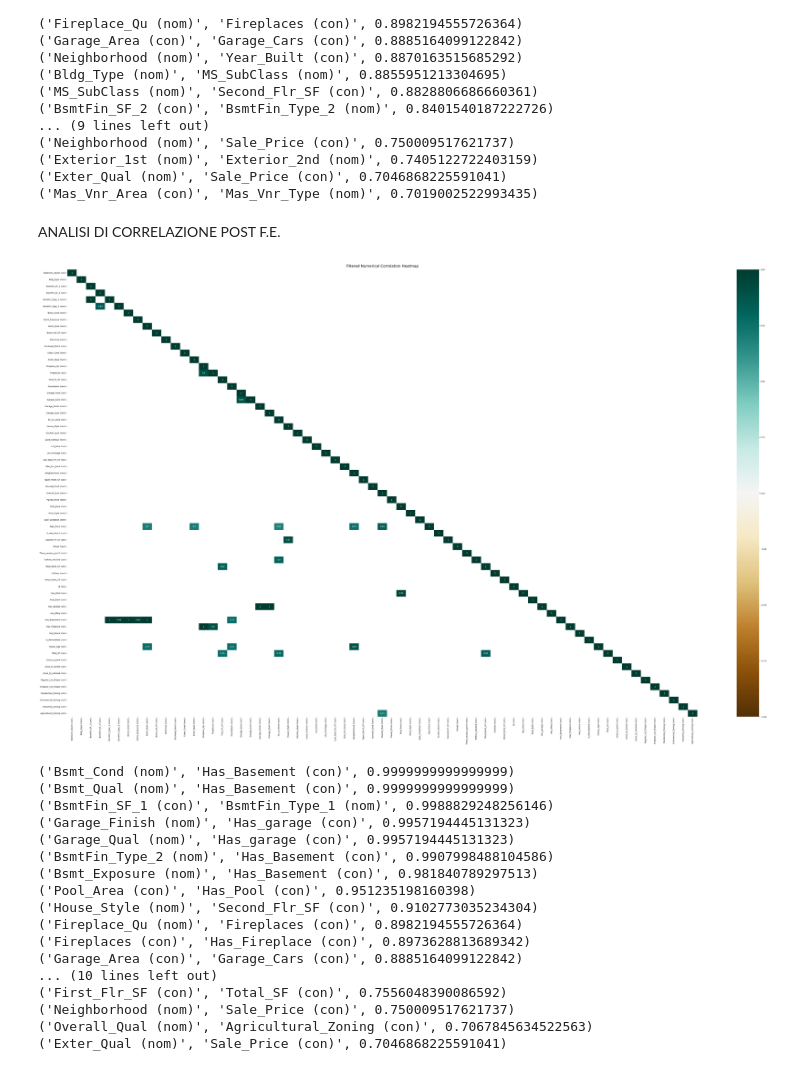
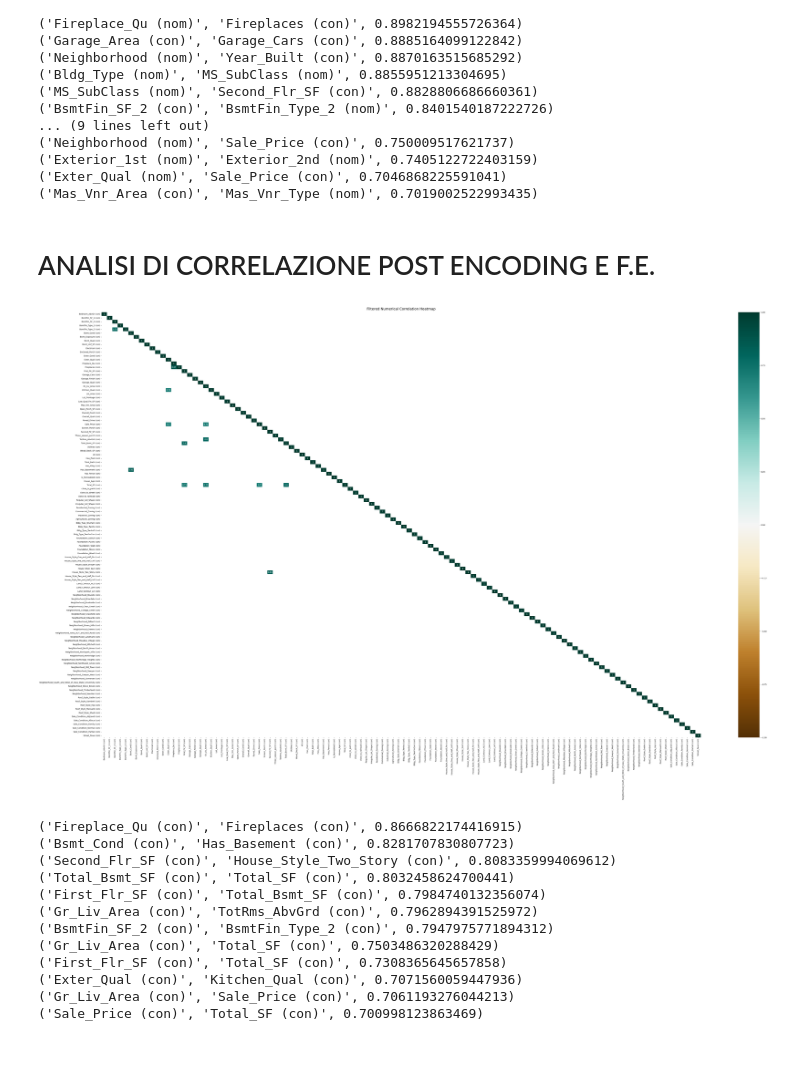
Before and after one commit to TheBrex/Ames_house_Price_Prediction, a Jupyter notebook: data_clean.ipynb, the cells around one changed output. Cells and saved outputs as stored; diff of their text form; code cells hidden in the pictures.

```diff
--- a/data_clean.ipynb
+++ b/data_clean.ipynb
@@ -202,6 +210,6 @@ visualize_couples(high_couples)
 ('Exter_Qual (nom)', 'Sale_Price (con)', 0.7046868225591041)
 ('Mas_Vnr_Area (con)', 'Mas_Vnr_Type (nom)', 0.7019002522993435)
 # %% [markdown]
-ANALISI DI CORRELAZIONE POST F.E.
+# ANALISI DI CORRELAZIONE POST ENCODING E F.E.
 # %%
-X_train_FE = pd.read_csv('dataset/train_data_FE.csv')
+X_train_ready = pd.read_csv('dataset/train_data_FE_encoded_No_outliers.csv')
@@ -208,26 +218,21 @@ X_train_FE = pd.read_csv('dataset/train_data_FE.csv')
 # %%
-complete_correlation_matrix = full_corr_heatmap(X_train_FE)['corr'] #extract dataset object from returned object
-corr_heatmap(complete_correlation_matrix, 0.69, True, 70, 40)
+complete_correlation_matrix = full_corr_heatmap(X_train_ready)['corr'] #extract dataset object from returned object
+corr_heatmap(complete_correlation_matrix, 0.69, False, 70, 40)
 # %% [output]
-[figure, old version]
+[figure, new version]
 # %%
 high_couples=extract_corr_couples(complete_correlation_matrix, 0.7)
 visualize_couples(high_couples)
 # %% [output]
-('Bsmt_Cond (nom)', 'Has_Basement (con)', 0.9999999999999999)
-('Bsmt_Qual (nom)', 'Has_Basement (con)', 0.9999999999999999)
-('BsmtFin_SF_1 (con)', 'BsmtFin_Type_1 (nom)', 0.9988829248256146)
-('Garage_Finish (nom)', 'Has_garage (con)', 0.9957194445131323)
-('Garage_Qual (nom)', 'Has_garage (con)', 0.9957194445131323)
-('BsmtFin_Type_2 (nom)', 'Has_Basement (con)', 0.9907998488104586)
-('Bsmt_Exposure (nom)', 'Has_Basement (con)', 0.981840789297513)
-('Pool_Area (con)', 'Has_Pool (con)', 0.951235198160398)
-('House_Style (nom)', 'Second_Flr_SF (con)', 0.9102773035234304)
-('Fireplace_Qu (nom)', 'Fireplaces (con)', 0.8982194555726364)
-('Fireplaces (con)', 'Has_Fireplace (con)', 0.8973628813689342)
-('Garage_Area (con)', 'Garage_Cars (con)', 0.8885164099122842)
-... (10 lines left out)
-('First_Flr_SF (con)', 'Total_SF (con)', 0.7556048390086592)
-('Neighborhood (nom)', 'Sale_Price (con)', 0.750009517621737)
-('Overall_Qual (nom)', 'Agricultural_Zoning (con)', 0.7067845634522563)
-('Exter_Qual (nom)', 'Sale_Price (con)', 0.7046868225591041)
+('Fireplace_Qu (con)', 'Fireplaces (con)', 0.8666822174416915)
+('Bsmt_Cond (con)', 'Has_Basement (con)', 0.8281707830807723)
+('Second_Flr_SF (con)', 'House_Style_Two_Story (con)', 0.8083359994069612)
+('Total_Bsmt_SF (con)', 'Total_SF (con)', 0.8032458624700441)
+('First_Flr_SF (con)', 'Total_Bsmt_SF (con)', 0.7984740132356074)
+('Gr_Liv_Area (con)', 'TotRms_AbvGrd (con)', 0.7962894391525972)
+('BsmtFin_SF_2 (con)', 'BsmtFin_Type_2 (con)', 0.7947975771894312)
+('Gr_Liv_Area (con)', 'Total_SF (con)', 0.7503486320288429)
+('First_Flr_SF (con)', 'Total_SF (con)', 0.7308365645657858)
+('Exter_Qual (con)', 'Kitchen_Qual (con)', 0.7071560059447936)
+('Gr_Liv_Area (con)', 'Sale_Price (con)', 0.7061193276044213)
+('Sale_Price (con)', 'Total_SF (con)', 0.700998123863469)
```
Also changed, not shown: parts of 12 cells of this notebook, 11 other files.
